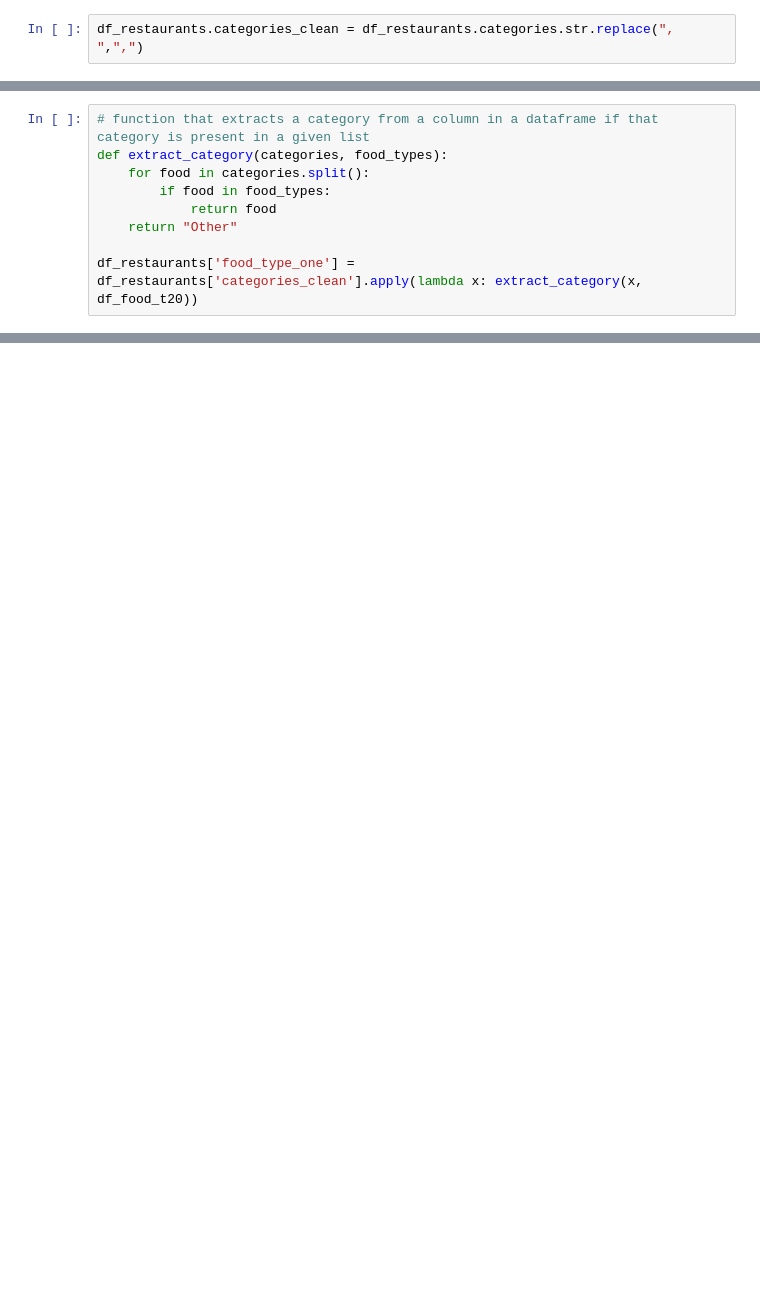
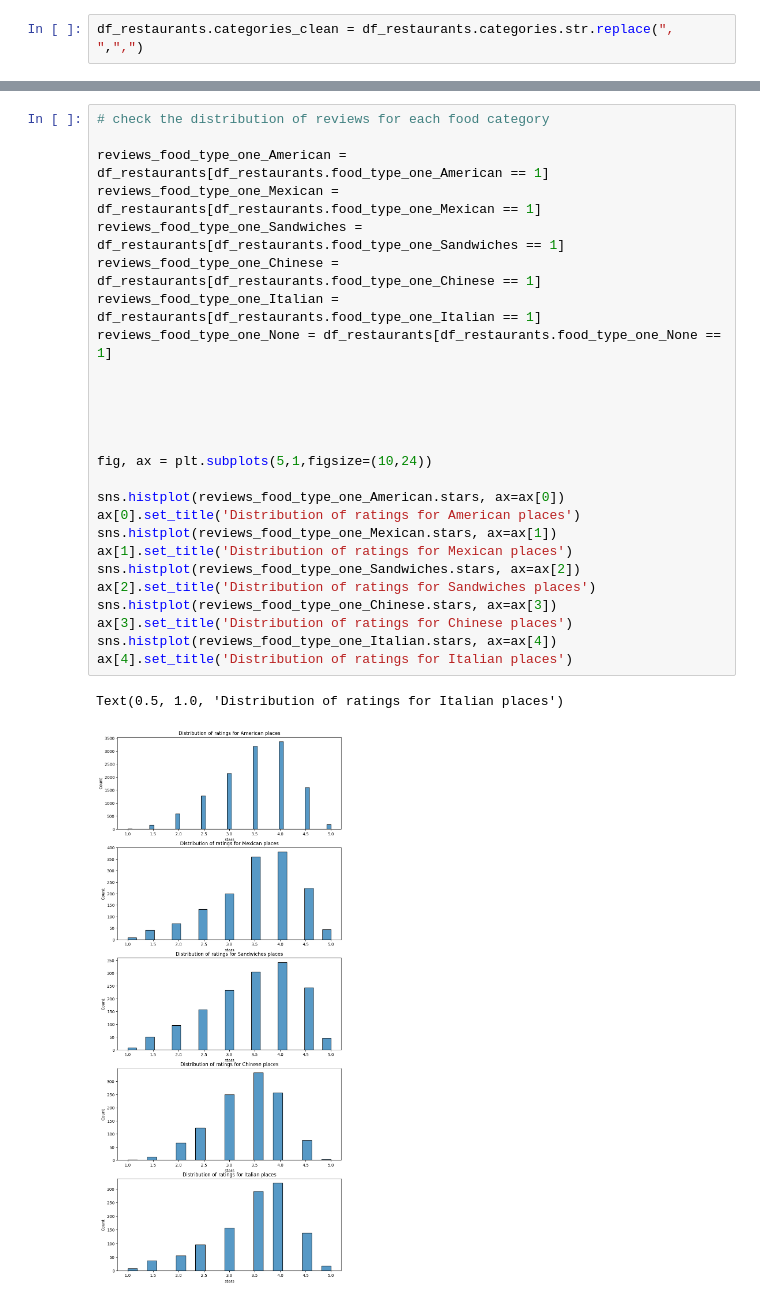
Before and after one commit to Dimasaur/scorecast, a Jupyter notebook: notebooks/food_categories.ipynb, the cells around one changed output, grey strips where cells are left out. Saved outputs shown, nothing was run; the diff lists cells and outputs as text; blank space fills up the shorter version.

```diff
--- a/notebooks/food_categories.ipynb
+++ b/notebooks/food_categories.ipynb
@@ -115,12 +134,3 @@ Brunch
-# %%
-# function that extracts a category from a column in a dataframe if that category is present in a given list
-def extract_category(categories, food_types):
-    for food in categories.split():
-        if food in food_types:
-            return food
-    return "Other"
-
-df_restaurants['food_type_one'] = df_restaurants['categories_clean'].apply(lambda x: extract_category(x, df_food_t20))
 # %%
 df_restaurants.food_type_one.value_counts(normalize=True).head(20)
 # %% [output]
@@ -178,0 +206,29 @@ df_restaurants[ohe.get_feature_names_out()] = ohe.transform(df_restaurants[['foo
+# %%
+# check the distribution of reviews for each food category
+
+reviews_food_type_one_American = df_restaurants[df_restaurants.food_type_one_American == 1]
+reviews_food_type_one_Mexican = df_restaurants[df_restaurants.food_type_one_Mexican == 1]
+reviews_food_type_one_Sandwiches = df_restaurants[df_restaurants.food_type_one_Sandwiches == 1]
+reviews_food_type_one_Chinese = df_restaurants[df_restaurants.food_type_one_Chinese == 1]
+reviews_food_type_one_Italian = df_restaurants[df_restaurants.food_type_one_Italian == 1]
+reviews_food_type_one_None = df_restaurants[df_restaurants.food_type_one_None == 1]
+
+
+
+
+
+fig, ax = plt.subplots(5,1,figsize=(10,24))
+
+sns.histplot(reviews_food_type_one_American.stars, ax=ax[0])
+ax[0].set_title('Distribution of ratings for American places')
+sns.histplot(reviews_food_type_one_Mexican.stars, ax=ax[1])
+ax[1].set_title('Distribution of ratings for Mexican places')
+sns.histplot(reviews_food_type_one_Sandwiches.stars, ax=ax[2])
+ax[2].set_title('Distribution of ratings for Sandwiches places')
+sns.histplot(reviews_food_type_one_Chinese.stars, ax=ax[3])
+ax[3].set_title('Distribution of ratings for Chinese places')
+sns.histplot(reviews_food_type_one_Italian.stars, ax=ax[4])
+ax[4].set_title('Distribution of ratings for Italian places')
+# %% [output]
+Text(0.5, 1.0, 'Distribution of ratings for Italian places')
+[figure, added]
```
Also changed, not shown: parts of 27 cells of this notebook, 1 other file.
